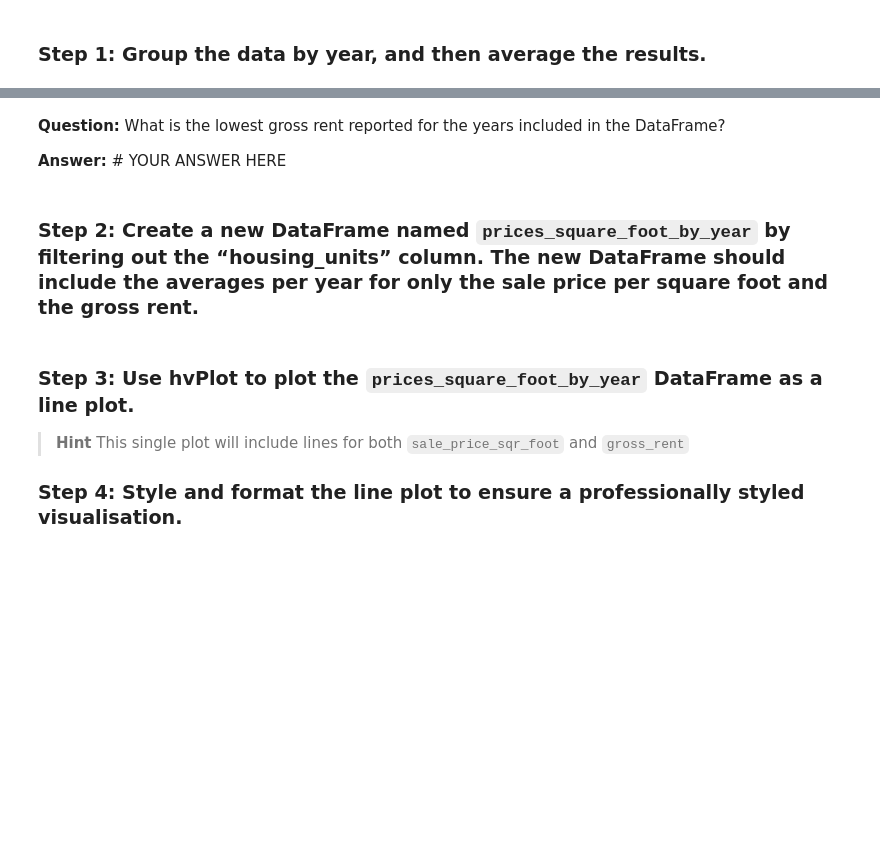
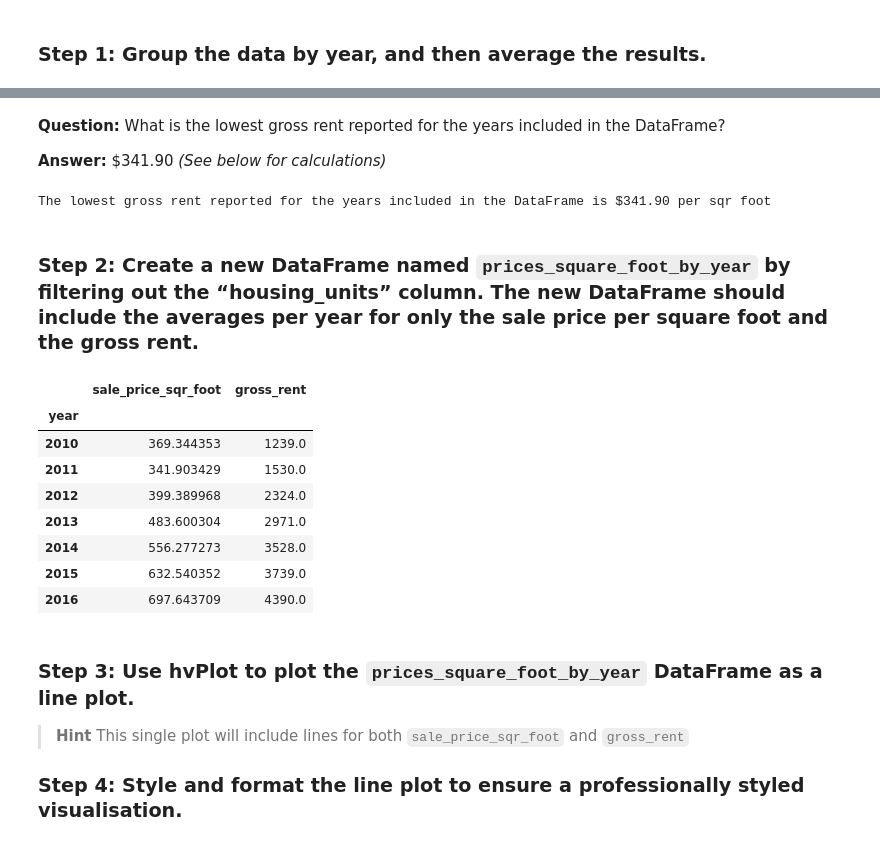
Before and after one commit to Bru-sic/module_06_homework, a Jupyter notebook: Code/san_francisco_housing.ipynb, the cells around one changed output, grey strips where cells are left out. Saved outputs shown, nothing was run; the diff lists cells and outputs as text; code cells hidden in the pictures; blank space fills up the shorter version.

```diff
--- a/Code/san_francisco_housing.ipynb
+++ b/Code/san_francisco_housing.ipynb
@@ -338,16 +300,32 @@ prices_square_foot_by_year = # YOUR CODE HERE
 # %% [markdown]
 **Question:** What is the lowest gross rent reported for the years included in the DataFrame?
 
-**Answer:** # YOUR ANSWER HERE
+**Answer:** $341.90  _(See below for calculations)_
+# %%
+lowest_rent =  prices_square_foot_by_year["sale_price_sqr_foot"].min()
+
+print(f"The lowest gross rent reported for the years included in the DataFrame is ${lowest_rent:0,.2f} per sqr foot" )
+# %% [output]
+The lowest gross rent reported for the years included in the DataFrame is $341.90 per sqr foot
 # %% [markdown]
 ### Step 2: Create a new DataFrame named `prices_square_foot_by_year` by filtering out the “housing_units” column. The new DataFrame should include the averages per year for only the sale price per square foot and the gross rent.
 # %%
 # Filter out the housing_units column, creating a new DataFrame
 # Keep only sale_price_sqr_foot and gross_rent averages per year
-prices_square_foot_by_year = # YOUR CODE HERE
+prices_square_foot_by_year =  sfo_data_df[["year","sale_price_sqr_foot","gross_rent"]].groupby("year").mean()
 
 # Review the DataFrame
-# YOUR CODE HERE
+prices_square_foot_by_year
+# %% [output]
+|  | sale_price_sqr_foot | gross_rent |
+| year |  |  |
+| 2010 | 369.344353 | 1239.0 |
+| 2011 | 341.903429 | 1530.0 |
+| 2012 | 399.389968 | 2324.0 |
+| 2013 | 483.600304 | 2971.0 |
+| 2014 | 556.277273 | 3528.0 |
+| 2015 | 632.540352 | 3739.0 |
+| 2016 | 697.643709 | 4390.0 |
 # %% [markdown]
 ### Step 3: Use hvPlot to plot the `prices_square_foot_by_year` DataFrame as a line plot.
 
```
Also changed, not shown: parts of 23 cells of this notebook.
